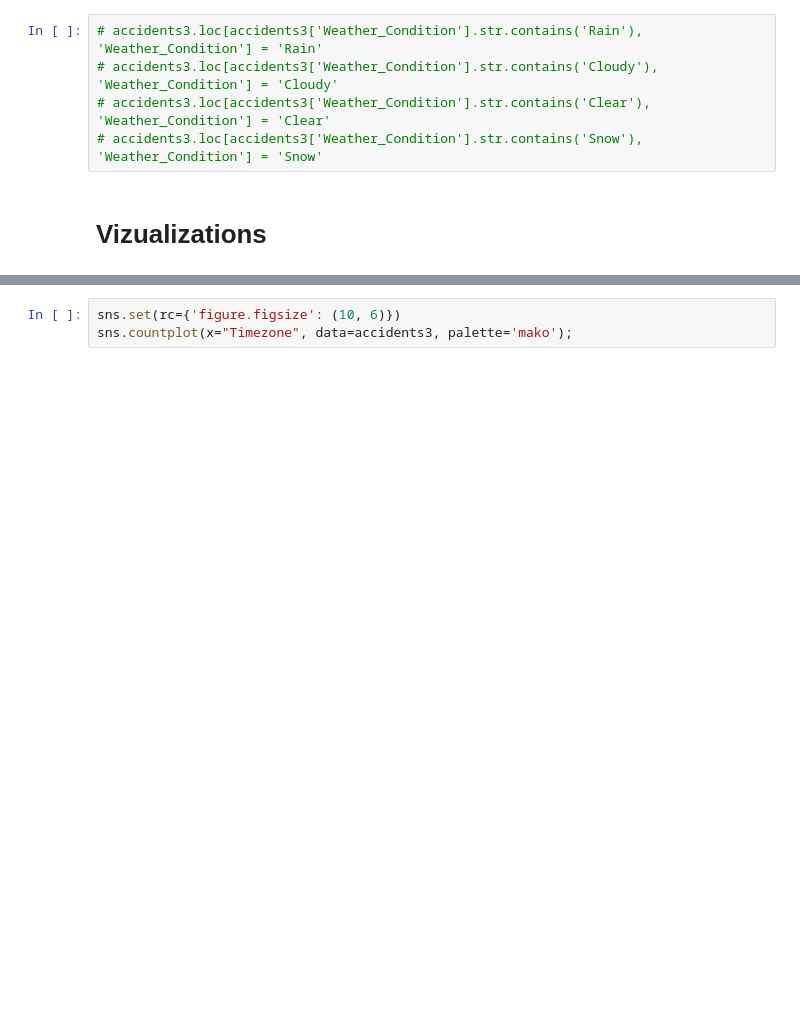
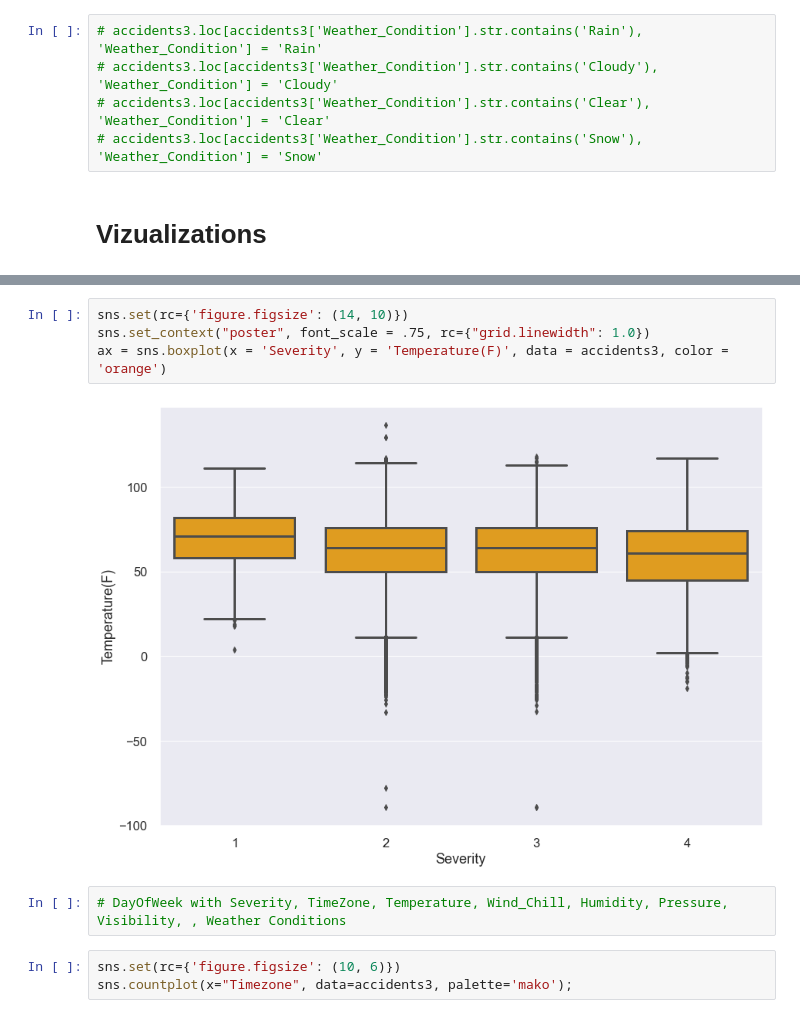
Before and after one commit to Shanicenj/Capstone4Project, a Jupyter notebook: Capstone4.ipynb, the cells around one changed output, grey strips where cells are left out. Saved outputs shown, nothing was run; the diff lists cells and outputs as text; blank space fills up the shorter version.

```diff
--- a/Capstone4.ipynb
+++ b/Capstone4.ipynb
@@ -120,3 +206,11 @@ DayOfWeek: 7
+# %%
+sns.set(rc={'figure.figsize': (14, 10)})
+sns.set_context("poster", font_scale = .75, rc={"grid.linewidth": 1.0})
+ax = sns.boxplot(x = 'Severity', y = 'Temperature(F)', data = accidents3, color = 'orange')
+# %% [output]
+[figure, added]
+# %%
+# DayOfWeek with Severity, TimeZone, Temperature, Wind_Chill, Humidity, Pressure, Visibility, , Weather Conditions
 # %%
 sns.set(rc={'figure.figsize': (10, 6)})
 sns.countplot(x="Timezone", data=accidents3, palette='mako');
```
Also changed, not shown: parts of 34 cells of this notebook.
